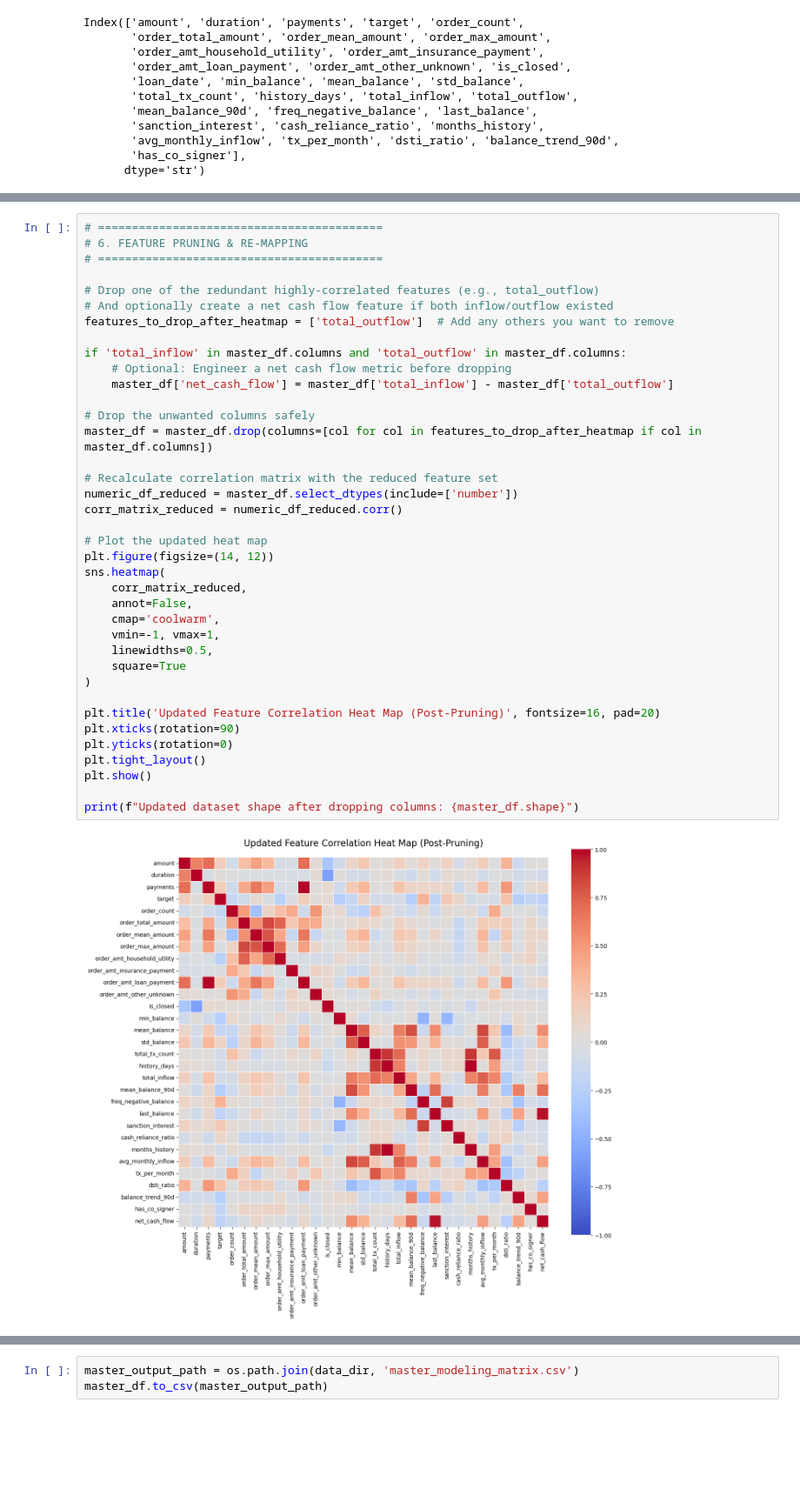
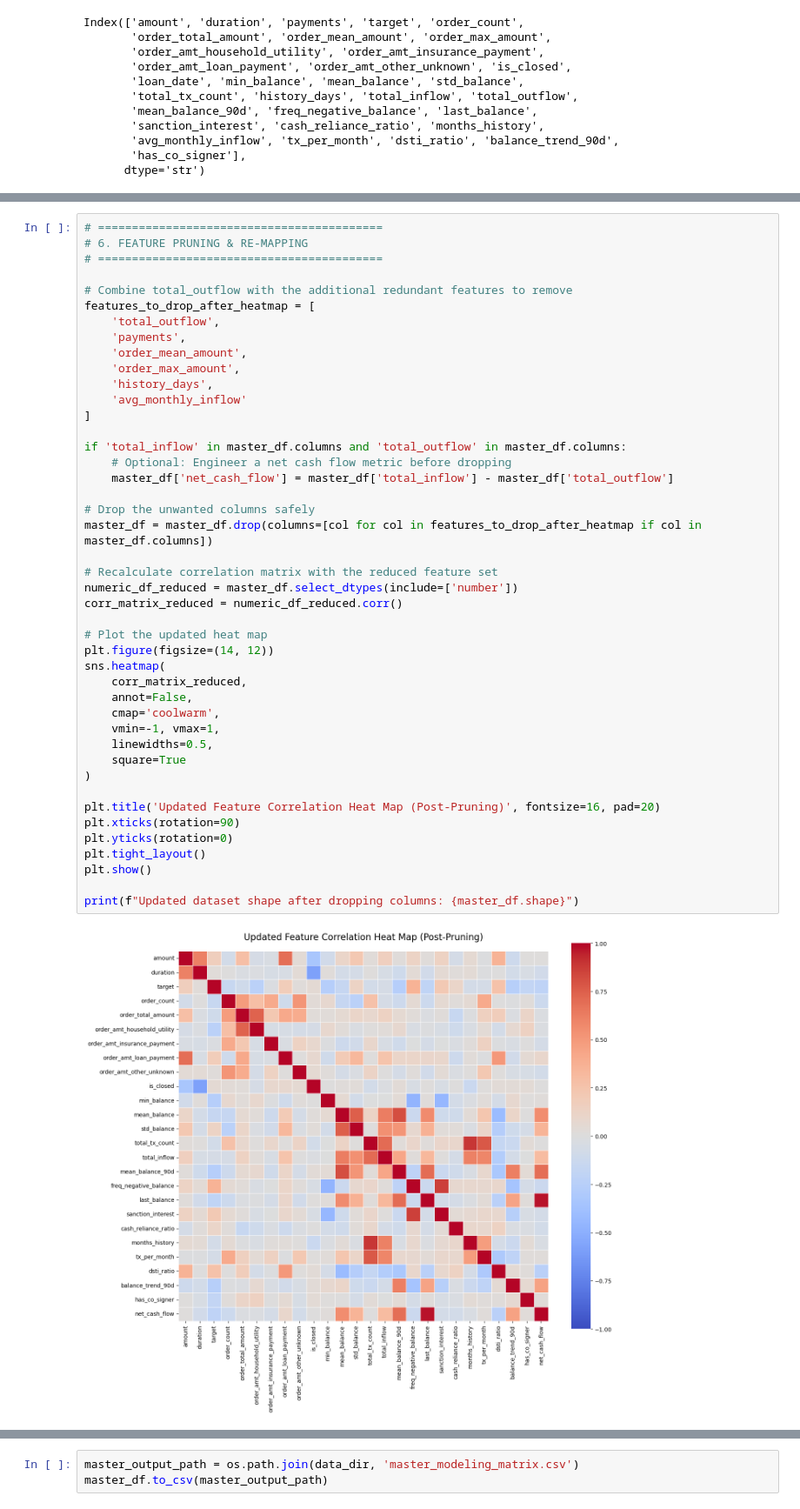
Before and after one commit to omdaelsfa7/CAE-Intern, a Jupyter notebook: project/model/mergingData.ipynb, the cells around one changed output, grey strips where cells are left out. Shown at 87% size. Saved outputs shown, nothing was run; the diff lists cells and outputs as text; blank space fills up the shorter version.

```diff
--- a/project/model/mergingData.ipynb
+++ b/project/model/mergingData.ipynb
@@ -119,38 +119,44 @@ plt.show()
 # 6. FEATURE PRUNING & RE-MAPPING
 # ==========================================
 
-# Drop one of the redundant highly-correlated features (e.g., total_outflow)
-# And optionally create a net cash flow feature if both inflow/outflow existed
-features_to_drop_after_heatmap = ['total_outflow']  # Add any others you want to remove
+# Combine total_outflow with the additional redundant features to remove
+features_to_drop_after_heatmap = [
+    'total_outflow',
+    'payments',
+    'order_mean_amount',
+    'order_max_amount',
+    'history_days',
+    'avg_monthly_inflow'
+]
 
 if 'total_inflow' in master_df.columns and 'total_outflow' in master_df.columns:
     # Optional: Engineer a net cash flow metric before dropping
     master_df['net_cash_flow'] = master_df['total_inflow'] - master_df['total_outflow']
 
 # Drop the unwanted columns safely
 master_df = master_df.drop(columns=[col for col in features_to_drop_after_heatmap if col in master_df.columns])
 
 # Recalculate correlation matrix with the reduced feature set
 numeric_df_reduced = master_df.select_dtypes(include=['number'])
 corr_matrix_reduced = numeric_df_reduced.corr()
 
 # Plot the updated heat map
 plt.figure(figsize=(14, 12))
 sns.heatmap(
     corr_matrix_reduced,
     annot=False,
     cmap='coolwarm',
     vmin=-1, vmax=1,
     linewidths=0.5,
     square=True
 )
 
 plt.title('Updated Feature Correlation Heat Map (Post-Pruning)', fontsize=16, pad=20)
 plt.xticks(rotation=90)
 plt.yticks(rotation=0)
 plt.tight_layout()
 plt.show()
 
 print(f"Updated dataset shape after dropping columns: {master_df.shape}")
 # %% [output]
-[figure, old version]
+[figure, new version]
```
Also changed, not shown: parts of 1 cell of this notebook, 6 other files.
